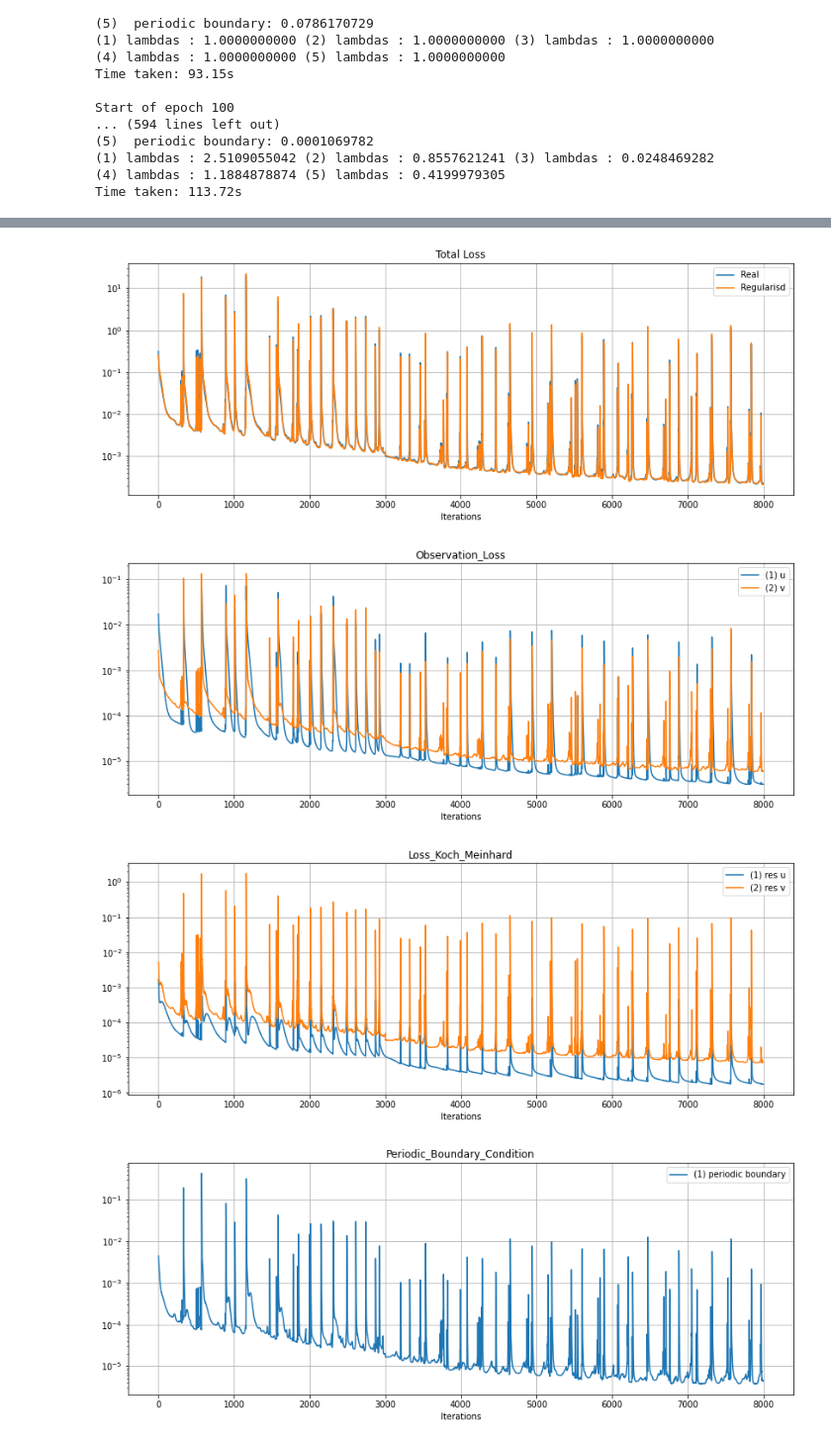
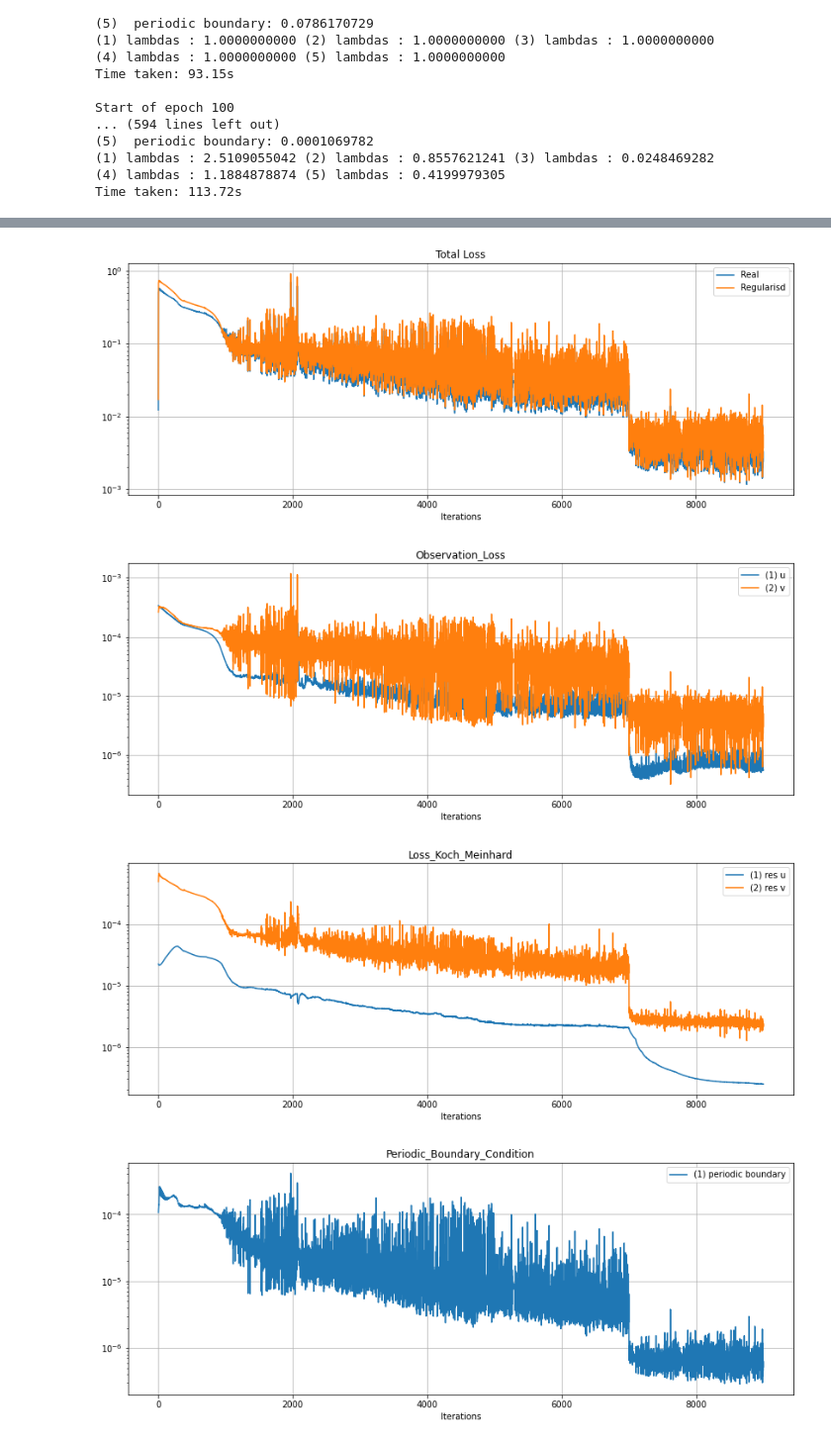
Before and after one commit to rpazuki/morpho_repo, a Jupyter notebook: pinn_as_pde_solver/Untitled.ipynb, the cells around one changed output, grey strips where cells are left out. Shown at 99% size. Cells and saved outputs as stored; diff of their text form; code cells hidden in the pictures.

```diff
--- a/pinn_as_pde_solver/Untitled.ipynb
+++ b/pinn_as_pde_solver/Untitled.ipynb
@@ -285,0 +286,10 @@ Time taken: 535.88s
+# %%
+results_KM3 = modelKM.train(epochs = 2000+1,
+                          batch_size = 245,
+                          dataset = ds_obs,
+                          print_interval=100,
+                          stop_threshold = 9e-8,
+                          sample_losses = True,
+                          sample_regularisations = True,
+                          regularise=True,
+                          regularise_interval=100)
@@ -285,0 +314,11 @@ Time taken: 535.88s
+# %%
+modelKM.optimizer.lr.assign(2e-5)
+results_KM4 = modelKM.train(epochs = 2000+1,
+                          batch_size = 245,
+                          dataset = ds_obs,
+                          print_interval=100,
+                          stop_threshold = 9e-8,
+                          sample_losses = True,
+                          sample_regularisations = True,
+                          regularise=True,
+                          regularise_interval=100)
@@ -286,7 +343,7 @@ Time taken: 535.88s
 # %%
-plot_result(merge_dict(results_KM,results_KM2,), modelKM, start=2000)
+plot_result(merge_dict(results_KM,results_KM2,results_KM3,results_KM4,), modelKM, start=5000, skip=1)
 # %% [output]
-[figure, old version]
+[figure, new version]
-[figure, old version]
+[figure, new version]
-[figure, old version]
+[figure, new version]
-[figure, old version]
+[figure, new version]
```
Also changed, not shown: parts of 9 cells of this notebook, 10 other files.
